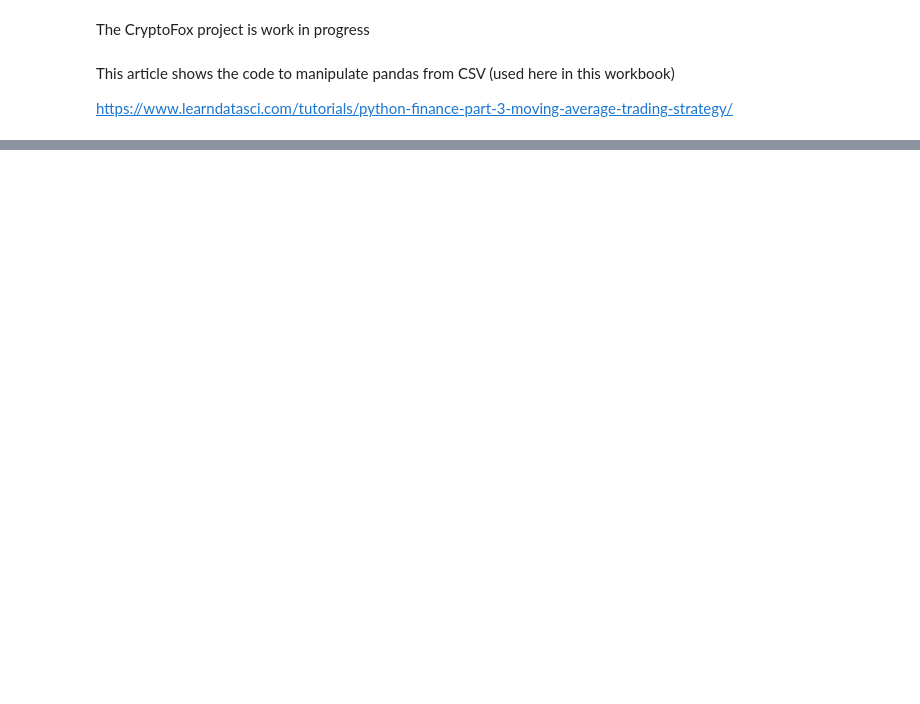
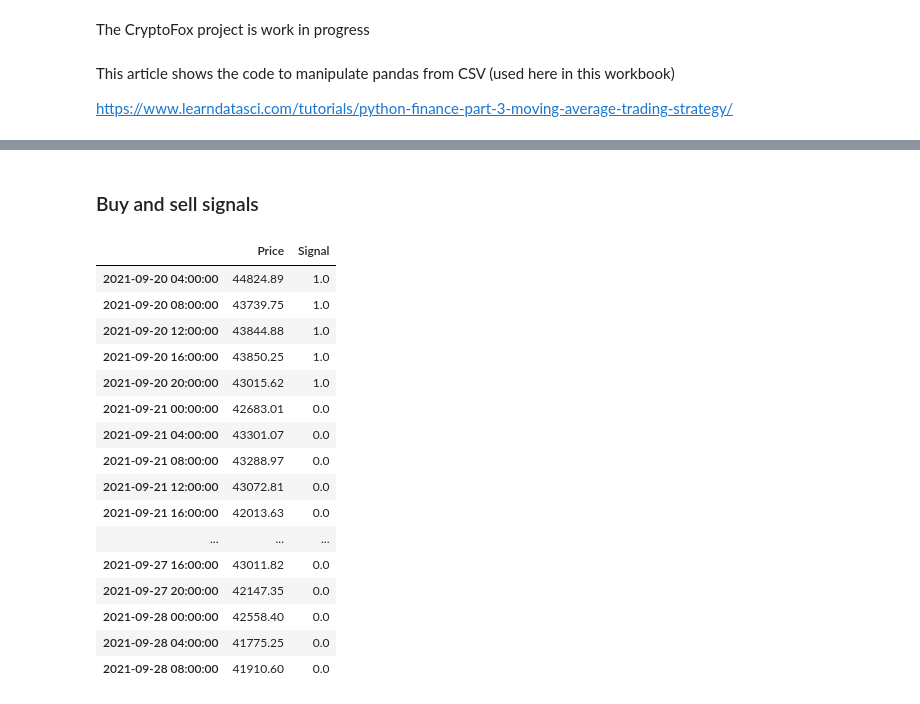
Before and after one commit to georgasj/cryptofox, a Jupyter notebook: cryptoFox.ipynb, the cells around one changed output, grey strips where cells are left out. Saved outputs shown, nothing was run; the diff lists cells and outputs as text; code cells hidden in the pictures; blank space fills up the shorter version.

```diff
--- a/cryptoFox.ipynb
+++ b/cryptoFox.ipynb
@@ -178,0 +237,33 @@ Features to predict price of crypto:
+# %% [markdown]
+### Buy and sell signals
+# %%
+import numpy as np
+import pandas as pd
+#data['Signal'] = 0.0
+data_df['Signal'] = np.where(short_rolling > long_rolling, 1.0, 0.0). #needs a dataframe to work, wont work on series
+#sdata= np.where(short_rolling > long_rolling, 1.0, 0.0)
+#print(hdata)
+#type(hdata)
+#data['signal'] = hdata.tolist()
+#np.size(hdata)
+#sdata.to_frame(name="signal") #turn series to a dataframe
+#sdata_df = pd.DataFrame(sdata, columns = ['Signal'])
+data_df.tail(50)
+# %% [output]
+|  | Price | Signal |
+| 2021-09-20 04:00:00 | 44824.89 | 1.0 |
+| 2021-09-20 08:00:00 | 43739.75 | 1.0 |
+| 2021-09-20 12:00:00 | 43844.88 | 1.0 |
+| 2021-09-20 16:00:00 | 43850.25 | 1.0 |
+| 2021-09-20 20:00:00 | 43015.62 | 1.0 |
+| 2021-09-21 00:00:00 | 42683.01 | 0.0 |
+| 2021-09-21 04:00:00 | 43301.07 | 0.0 |
+| 2021-09-21 08:00:00 | 43288.97 | 0.0 |
+| 2021-09-21 12:00:00 | 43072.81 | 0.0 |
+| 2021-09-21 16:00:00 | 42013.63 | 0.0 |
+| ... | ... | ... |
+| 2021-09-27 16:00:00 | 43011.82 | 0.0 |
+| 2021-09-27 20:00:00 | 42147.35 | 0.0 |
+| 2021-09-28 00:00:00 | 42558.40 | 0.0 |
+| 2021-09-28 04:00:00 | 41775.25 | 0.0 |
+| 2021-09-28 08:00:00 | 41910.60 | 0.0 |
```
Also changed, not shown: parts of 53 cells of this notebook.
